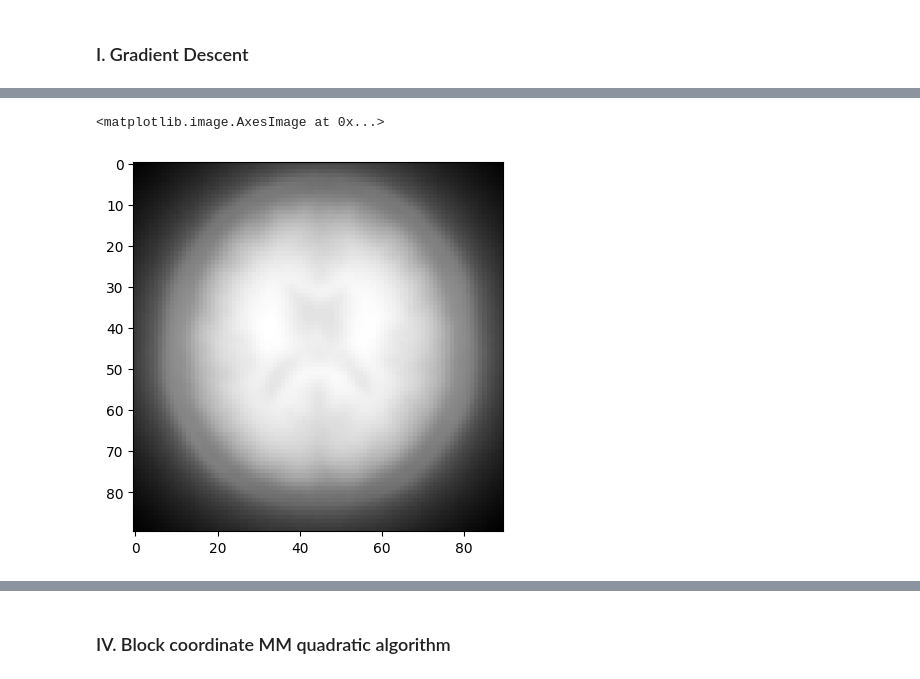
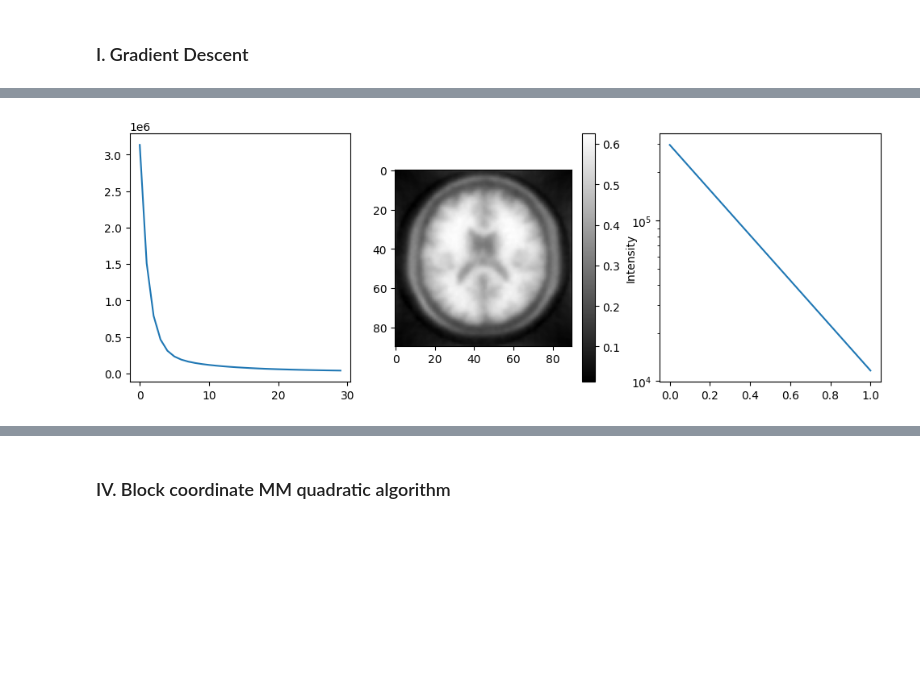
Before and after one commit to matthieuneau/optimization-lab, a Jupyter notebook: LSD_TP2_Theobald_Neau.ipynb, the cells around one changed output, grey strips where cells are left out. Cells and saved outputs as stored; diff of their text form; code cells hidden in the pictures; blank space fills up the shorter version.

```diff
--- a/LSD_TP2_Theobald_Neau.ipynb
+++ b/LSD_TP2_Theobald_Neau.ipynb
@@ -244,8 +172,16 @@ Sat Jan 25 23:11:46 2025    profile_results
-# %%
-# plt.plot(loss_history_mm)
-plt.imshow(x_mm.reshape((90,90), order='F'), cmap='gray')
-# %% [output]
-<matplotlib.image.AxesImage at 0x...>
-[figure, removed]
+# %%
+theta = 0.4
+max_iter = 30
+x_mm, loss_history_mm, x_history_mm, grad_norm_history_mm = mm_algorithm(x0, theta, max_iter)
+
+fig, axs = plt.subplots(1, 3, figsize=(12, 4))
+axs[0].plot(loss_history_mm)
+fig.colorbar(axs[1].imshow(x_mm.reshape((90,90), order='F'), cmap='gray'), ax=axs[1], label='Intensity')
+axs[2].plot(grad_norm_history_mm)
+axs[2].set_yscale('log')
+plt.show()
+plt.close(fig)
+# %% [output]
+[figure, added]
 # %%
 def mg_algo(x0: np.ndarray, max_iter: int) -> np.ndarray:
```
Also changed, not shown: parts of 22 cells of this notebook, 2 other files.
